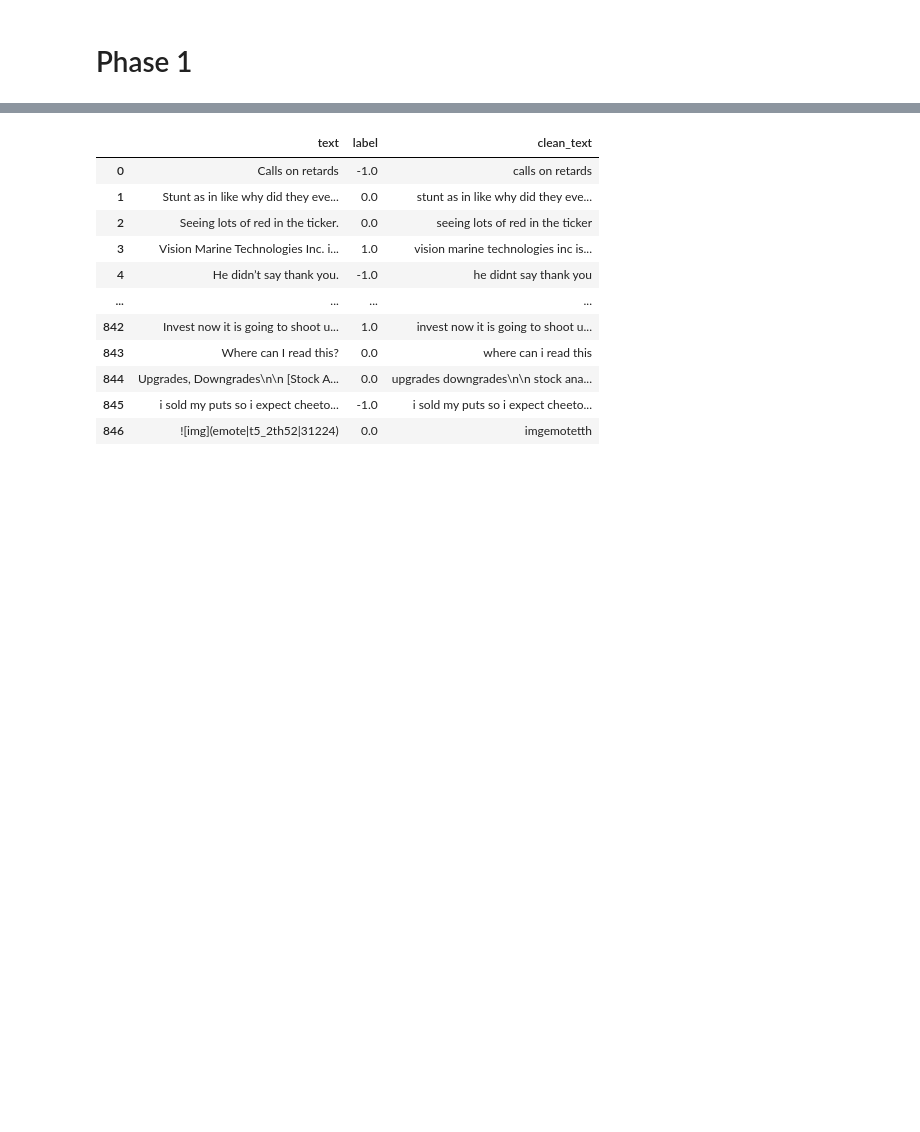
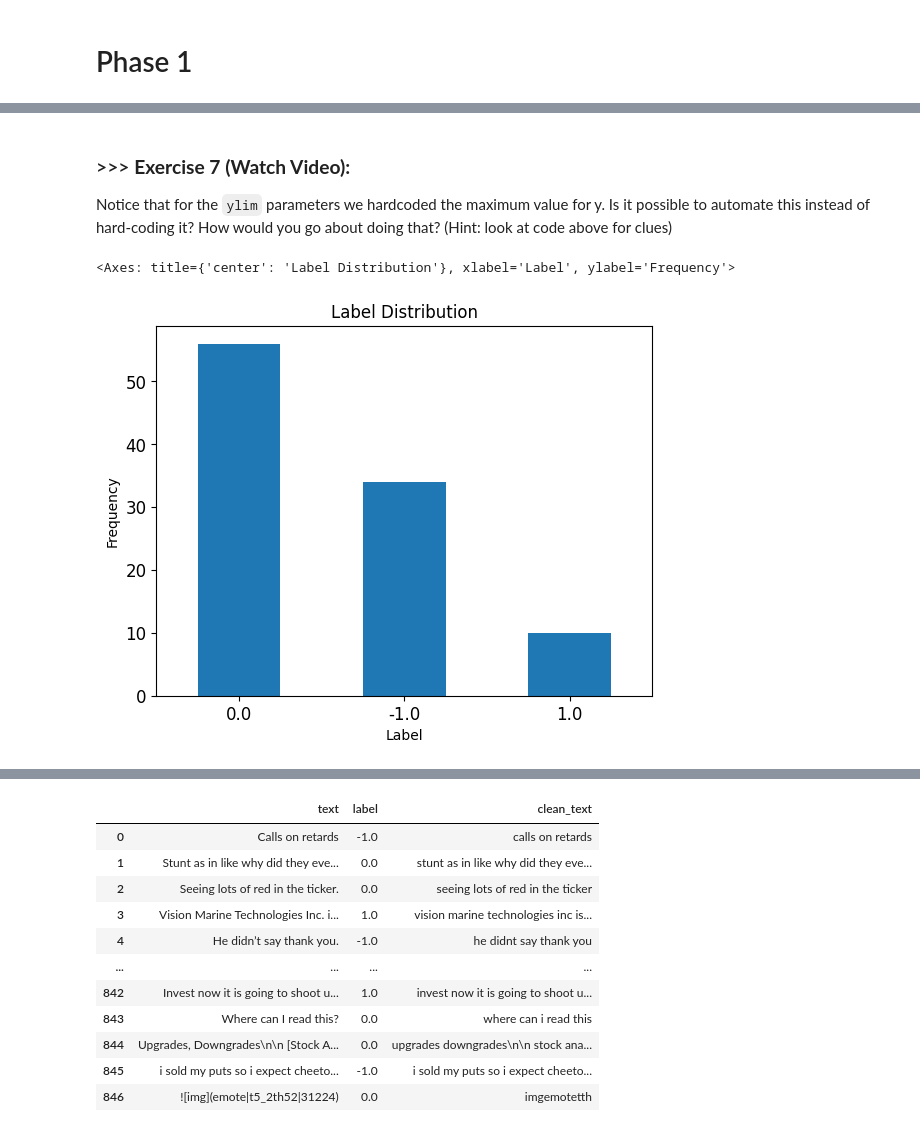
Before and after one commit to kevinchien920819/DM2025-Lab1-Exercise, a Jupyter notebook: DM2025-Lab1-Homework.ipynb, the cells around one changed output, grey strips where cells are left out. Cells and saved outputs as stored; diff of their text form; code cells hidden in the pictures; blank space fills up the shorter version.

```diff
--- a/DM2025-Lab1-Homework.ipynb
+++ b/DM2025-Lab1-Homework.ipynb
@@ -89,0 +138,14 @@ plt.show()
+# %% [markdown]
+### >>> **Exercise 7 (Watch Video):**
+Notice that for the `ylim` parameters we hardcoded the maximum value for y. Is it possible to automate this instead of hard-coding it? How would you go about doing that? (Hint: look at code above for clues)
+# %%
+data_sample = data.sample(n=100)
+
+data_sample.label.value_counts().plot(kind='bar',
+                                      title='Label Distribution',
+                                      xlabel='Label',
+                                      ylabel='Frequency',
+                                      rot=0,fontsize=12)
+# %% [output]
+<Axes: title={'center': 'Label Distribution'}, xlabel='Label', ylabel='Frequency'>
+[figure, added]
```
Also changed, not shown: parts of 18 cells of this notebook.
